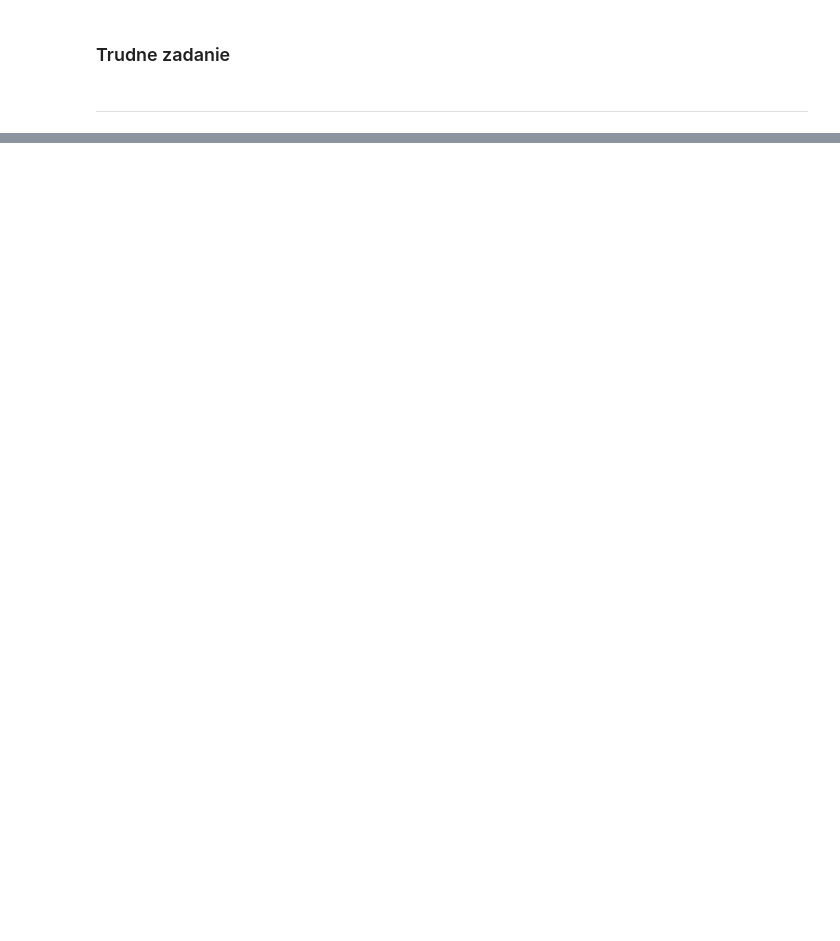
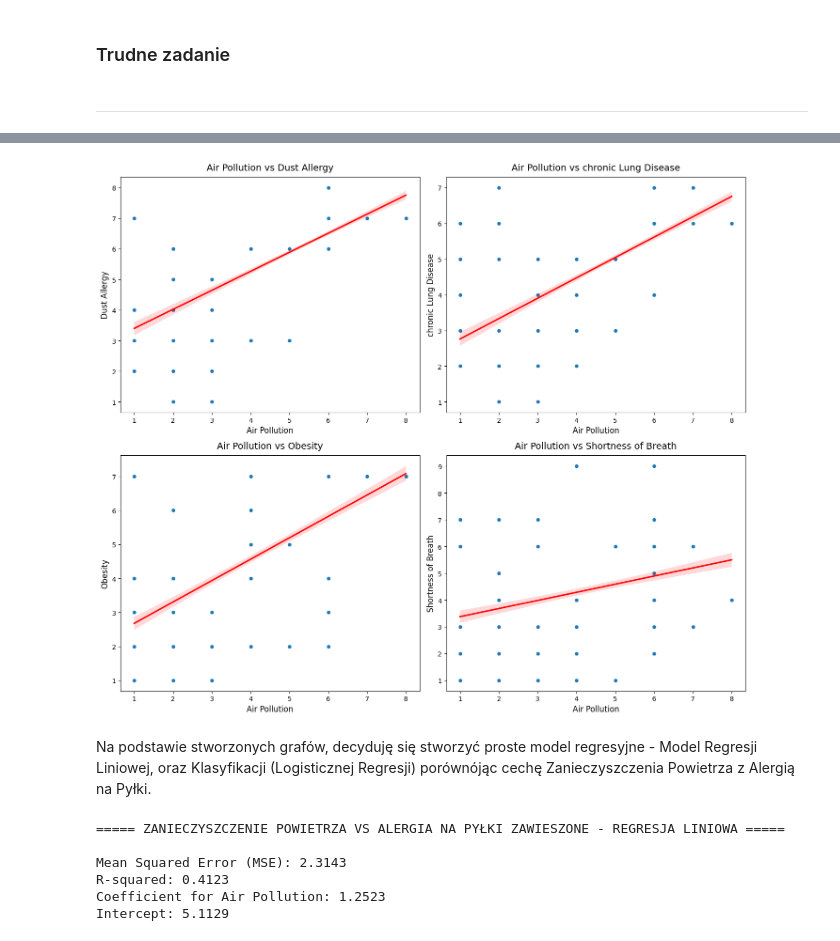
Before and after one commit to asucha/ai4b, a Jupyter notebook: aSucha_zadPoz_aiDev_AI4B.ipynb, the cells around one changed output, grey strips where cells are left out. Cells and saved outputs as stored; diff of their text form; code cells hidden in the pictures; blank space fills up the shorter version.

```diff
--- a/aSucha_zadPoz_aiDev_AI4B.ipynb
+++ b/aSucha_zadPoz_aiDev_AI4B.ipynb
@@ -109,0 +185,78 @@ df.describe()
+# %%
+fig, axes = plt.subplots(2, 2, figsize=(14,12))
+
+axes = axes.flatten()
+
+comparison_columns = ['Dust Allergy',
+                      'chronic Lung Disease',
+                      'Obesity',
+                      'Shortness of Breath']
+
+for i, column in enumerate(comparison_columns):
+
+    sns.scatterplot(x='Air Pollution',
+                    y=column,
+                    data=df,
+                    ax=axes[i])
+
+    axes[i].set_title(f'Air Pollution vs {column}', fontsize=14, pad=10)
+    axes[i].set_xlabel('Air Pollution', fontsize=12)
+    axes[i].set_ylabel(column, fontsize=12)
+
+    # regresja liniowa
+    sns.regplot(x='Air Pollution',
+                y=column,
+                data=df,
+                ax=axes[i],
+                scatter=False,
+                line_kws={'color':'red'})
+
+plt.tight_layout()
+plt.show()
+# %% [output]
+[figure, added]
+# %% [markdown]
+Na podstawie stworzonych grafów, decyduję się stworzyć proste model regresyjne - Model Regresji Liniowej, oraz Klasyfikacji (Logisticznej Regresji) porównójąc cechę Zanieczyszczenia Powietrza z Alergią na Pyłki.
+# %%
+# Model Regresji Liniowej
+
+from sklearn.model_selection import train_test_split
+from sklearn.linear_model import LinearRegression
+from sklearn.metrics import mean_squared_error, r2_score
+from sklearn.preprocessing import StandardScaler
+
+print("===== ZANIECZYSZCZENIE POWIETRZA VS ALERGIA NA PYŁKI ZAWIESZONE - REGRESJA LINIOWA =====\n")
+
+X = df[["Air Pollution"]]
+y = df["Dust Allergy"]
+
+X_train, X_test, y_train, y_test = train_test_split(X, y, test_size=0.3, random_state=42)
+
+# zeskalowanie cech
+scaler = StandardScaler()
+X_train_scaled = scaler.fit_transform(X_train)
+X_test_scaled = scaler.transform(X_test)
+
+# uczenie modelu
+model = LinearRegression()
+model.fit(X_train_scaled, y_train)
+
+# generowanie predykcji
+y_pred = model.predict(X_test_scaled)
+
+# ewaluacja modelu
+
+mse = mean_squared_error(y_test, y_pred)
+r2 = r2_score(y_test, y_pred)
+
+print(f"Mean Squared Error (MSE): {mse:.4f}")
+print(f"R-squared: {r2:.4f}")
+print(f"Coefficient for Air Pollution: {model.coef_[0]:.4f}")
+print(f"Intercept: {model.intercept_:.4f}")
+# %% [output]
+===== ZANIECZYSZCZENIE POWIETRZA VS ALERGIA NA PYŁKI ZAWIESZONE - REGRESJA LINIOWA =====
+
+Mean Squared Error (MSE): 2.3143
+R-squared: 0.4123
+Coefficient for Air Pollution: 1.2523
+Intercept: 5.1129
```
Also changed, not shown: parts of 11 cells of this notebook.
